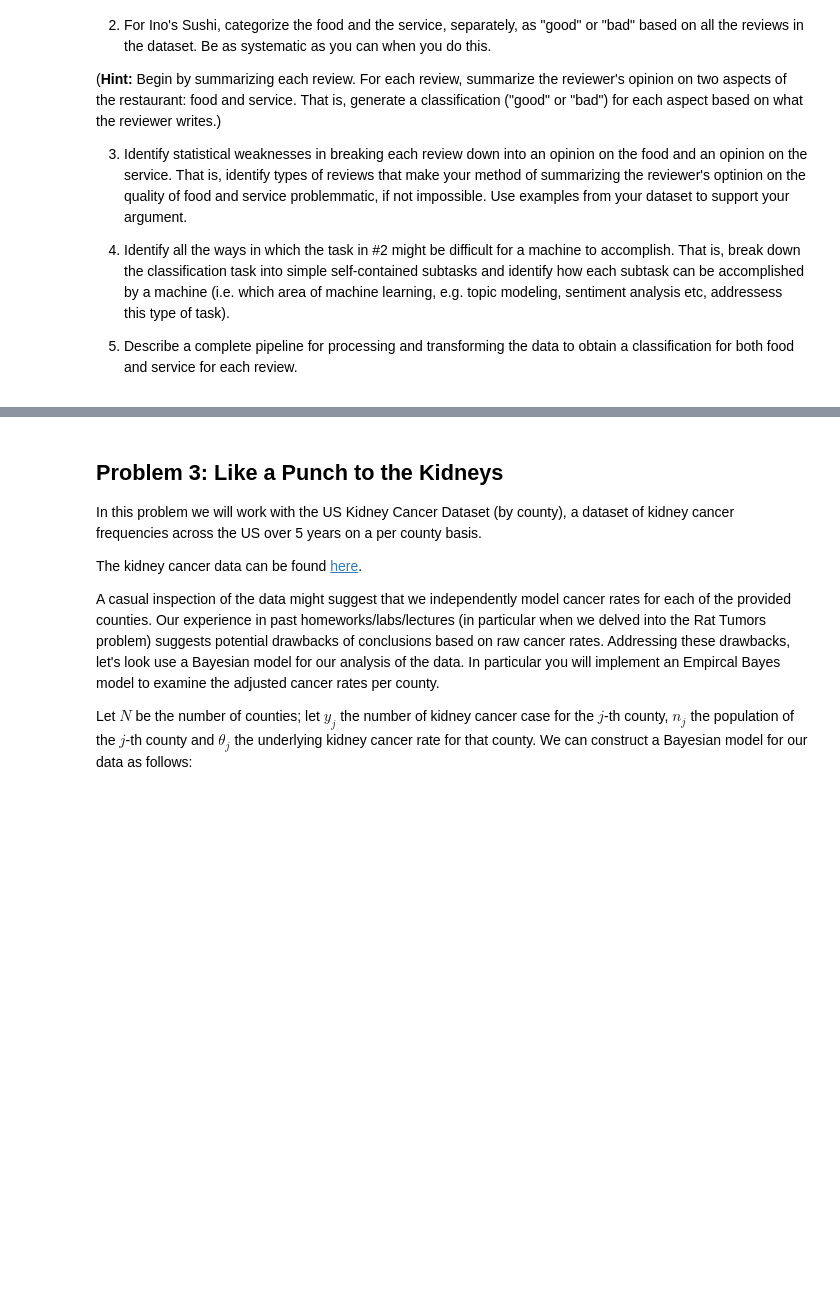
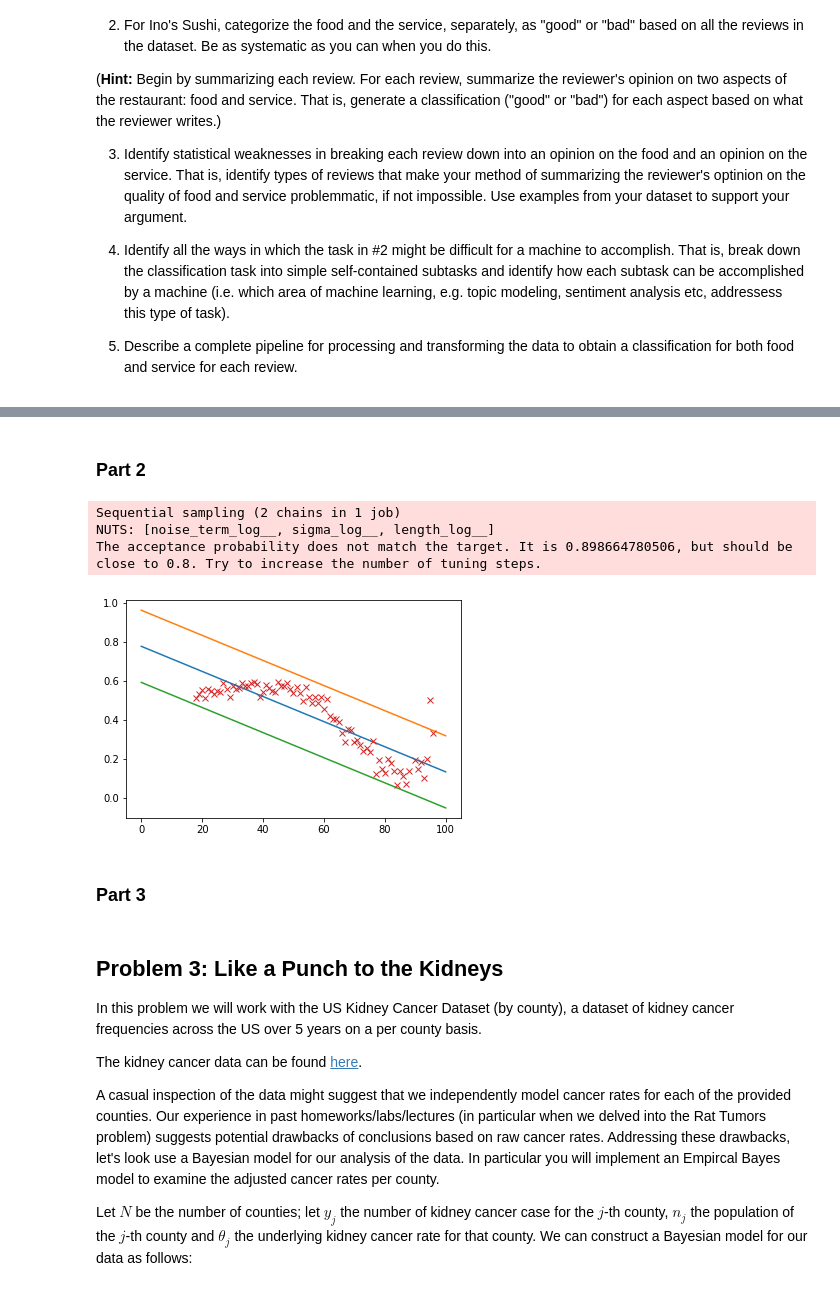
Before and after one commit to chase130101/2018spring, a Jupyter notebook: homework/HW8/Hase_Christopher_AM207_HW8.ipynb, the cells around one changed output, grey strips where cells are left out. Drawn from its saved outputs; the diff is of its cells as text; code cells hidden in the pictures; blank space fills up the shorter version.

```diff
--- a/homework/HW8/Hase_Christopher_AM207_HW8.ipynb
+++ b/homework/HW8/Hase_Christopher_AM207_HW8.ipynb
@@ -62,0 +130,28 @@ Using the Gaussian approximation  (http://en.wikipedia.org/wiki/Binomial_distrib
+# %% [markdown]
+### Part 2
+# %%
+# gaussian process model
+# modeling proportion of those who know lgbtq using age
+with pm.Model() as gp_reg:
+
+    length = pm.HalfCauchy('length', 1)
+    sigma = pm.HalfCauchy('sigma', 1)
+
+    M = pm.gp.mean.Linear(coeffs=np.mean(survey['ratio'].values))
+    K = (sigma**2) * pm.gp.cov.ExpQuad(1, length)
+
+    noise_term = pm.HalfCauchy('noise_term', 1)
+
+    rate_gp = pm.gp.Marginal(mean_func=M, cov_func=K)
+    obs_rate = rate_gp.marginal_likelihood('ratio', X=survey['age'].values.reshape(-1,1),
+                                           y=survey['ratio'].values,
+                                           noise=noise_term)
+# %%
+with gp_reg:
+    step = pm.step_methods.hmc.nuts.NUTS()
+    gp_trace = pm.sampling.sample(draws = 50000, step = step,\
+                               init = 'advi', compute_convergence_checks = True, chains = 2)
+# %% [output]
+Sequential sampling (2 chains in 1 job)
+NUTS: [noise_term_log__, sigma_log__, length_log__]
+The acceptance probability does not match the target. It is 0.898664780506, but should be close to 0.8. Try to increase the number of tuning steps.
@@ -63,3 +162,29 @@ Using the Gaussian approximation  (http://en.wikipedia.org/wiki/Binomial_distrib
+# %%
+# plotting predictions and confidence bands for GP model
+trace_summary = summary(gp_trace[1000::10])
+intercept = trace_summary['mean'][0]
+age_coef = trace_summary['mean'][1]
+sd = trace_summary['mean'][2]
+
+pred_mean_ratios = np.zeros(101)
+ratio_upper = np.zeros(101)
+ratio_lower = np.zeros(101)
+
+for i in range(101):
+    pred_mean_ratios[i] = intercept + age_coef * i
+    ratio_upper[i] = intercept + age_coef * i + 2 * sd
+    ratio_lower[i] = intercept + age_coef * i - 2 * sd
+
+plt.plot(np.arange(101), pred_mean_ratios)
+plt.plot(np.arange(101), ratio_upper)
+plt.plot(np.arange(101), ratio_lower)
+plt.plot(survey['age'], survey['ratio'], 'x')
+plt.plot()
+plt.show()
+# %% [output]
+[figure, added]
+# %% [markdown]
+### Part 3
 # %% [markdown]
 ## Problem 3:  Like a Punch to the Kidneys
 
```
Also changed, not shown: parts of 17 cells of this notebook.
